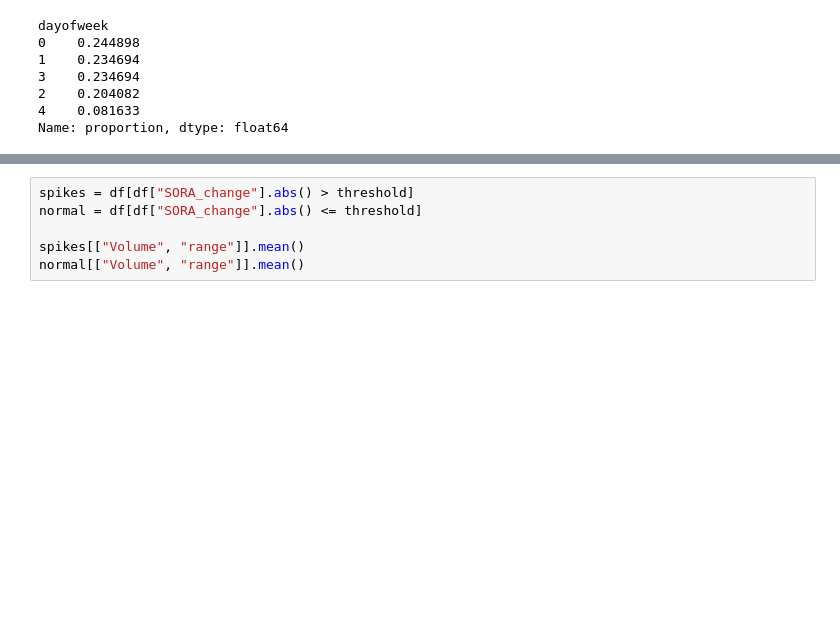
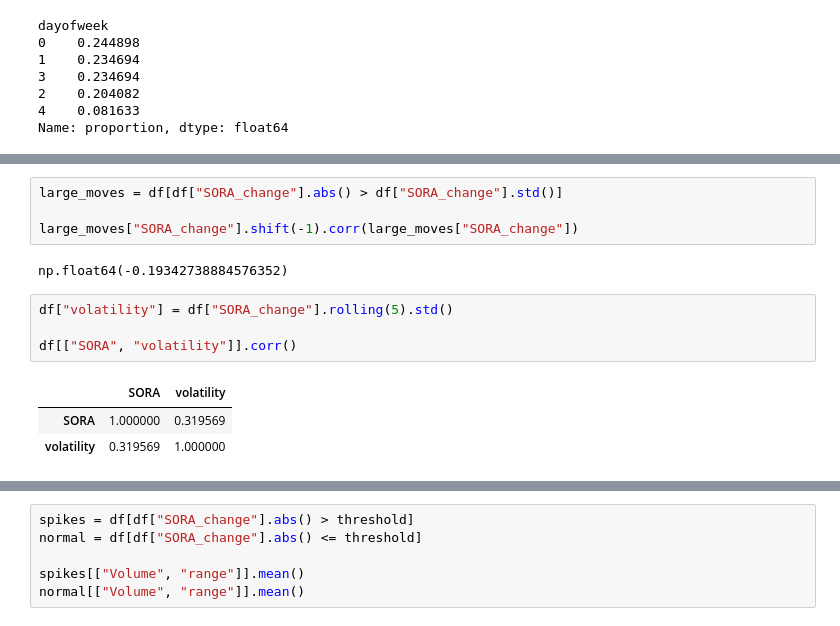
Before and after one commit to foooooooooooooooooooooooooootw/sora-analysis, a Jupyter notebook: SORA2.ipynb, the cells around one changed output, grey strips where cells are left out. Drawn from its saved outputs; the diff is of its cells as text; blank space fills up the shorter version.

```diff
--- a/SORA2.ipynb
+++ b/SORA2.ipynb
@@ -417,0 +428,14 @@ Name: proportion, dtype: float64
+# %%
+large_moves = df[df["SORA_change"].abs() > df["SORA_change"].std()]
+
+large_moves["SORA_change"].shift(-1).corr(large_moves["SORA_change"])
+# %% [output]
+np.float64(-0.19342738884576352)
+# %%
+df["volatility"] = df["SORA_change"].rolling(5).std()
+
+df[["SORA", "volatility"]].corr()
+# %% [output]
+|  | SORA | volatility |
+| SORA | 1.000000 | 0.319569 |
+| volatility | 0.319569 | 1.000000 |
```
Also changed, not shown: parts of 4 cells of this notebook.
